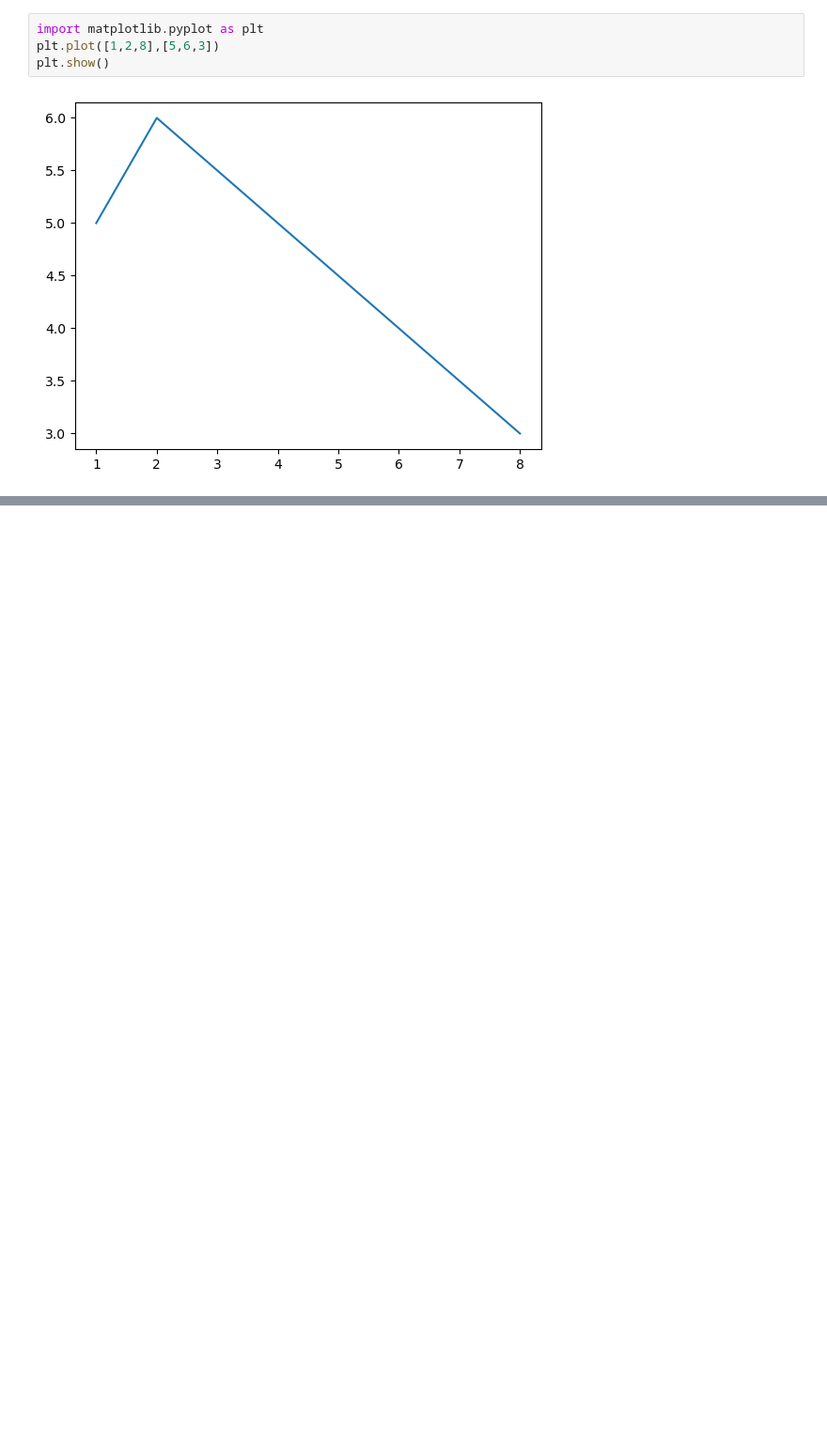
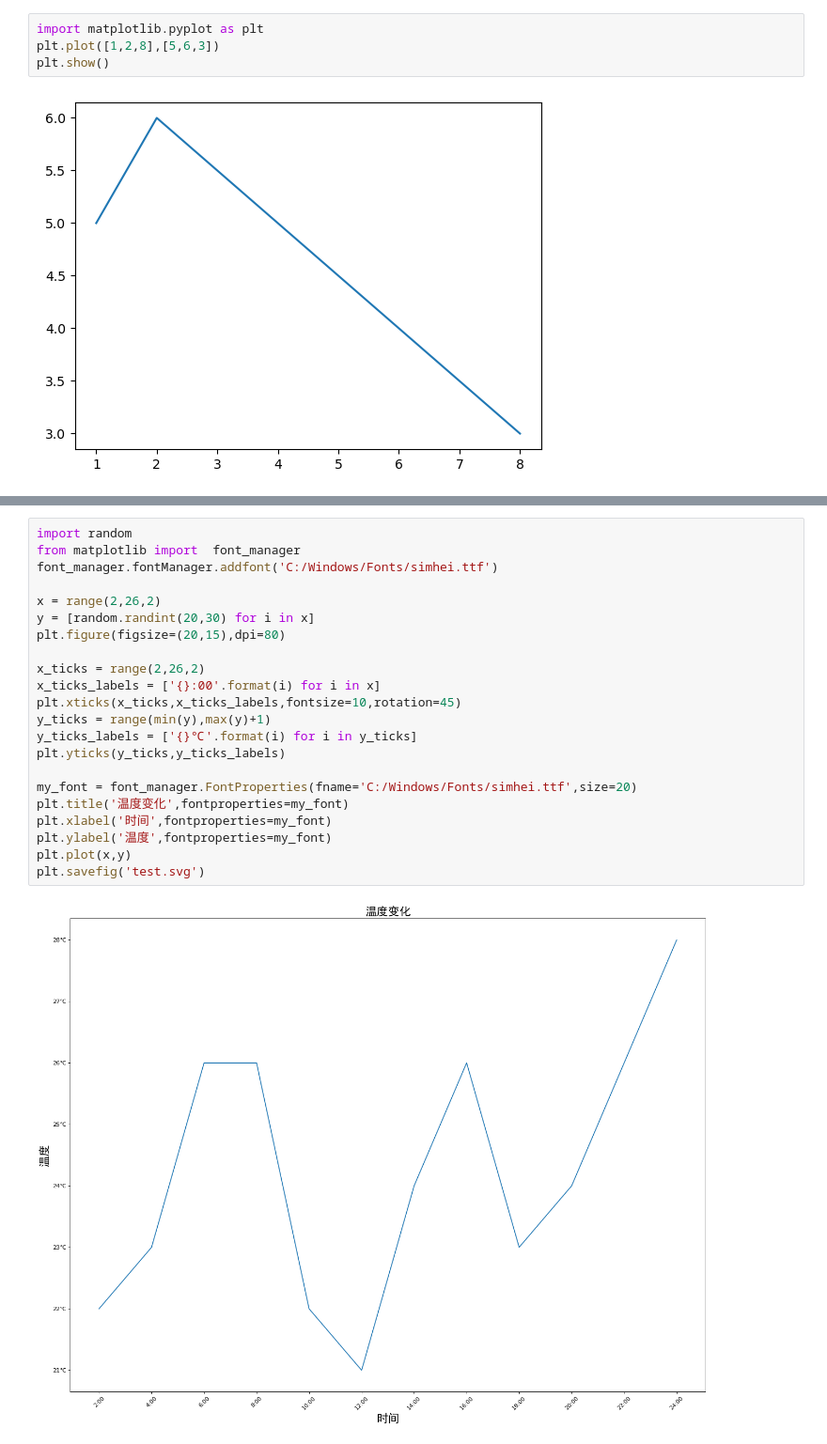
Before and after one commit to afish404/My-practice, a Jupyter notebook: test2.ipynb, the cells around one changed output, grey strips where cells are left out. Shown at 94% size. Saved outputs shown, nothing was run; the diff lists cells and outputs as text; blank space fills up the shorter version.

```diff
--- a/test2.ipynb
+++ b/test2.ipynb
@@ -6,0 +14,24 @@ plt.show()
+# %%
+import random
+from matplotlib import  font_manager
+font_manager.fontManager.addfont('C:/Windows/Fonts/simhei.ttf')
+
+x = range(2,26,2)
+y = [random.randint(20,30) for i in x]
+plt.figure(figsize=(20,15),dpi=80)
+
+x_ticks = range(2,26,2)
+x_ticks_labels = ['{}:00'.format(i) for i in x]
+plt.xticks(x_ticks,x_ticks_labels,fontsize=10,rotation=45)
+y_ticks = range(min(y),max(y)+1)
+y_ticks_labels = ['{}℃'.format(i) for i in y_ticks]
+plt.yticks(y_ticks,y_ticks_labels)
+
+my_font = font_manager.FontProperties(fname='C:/Windows/Fonts/simhei.ttf',size=20)
+plt.title('温度变化',fontproperties=my_font)
+plt.xlabel('时间',fontproperties=my_font)
+plt.ylabel('温度',fontproperties=my_font)
+plt.plot(x,y)
+plt.savefig('test.svg')
+# %% [output]
+[figure, added]
```
Also changed, not shown: parts of 6 cells of this notebook, 1 other file.
